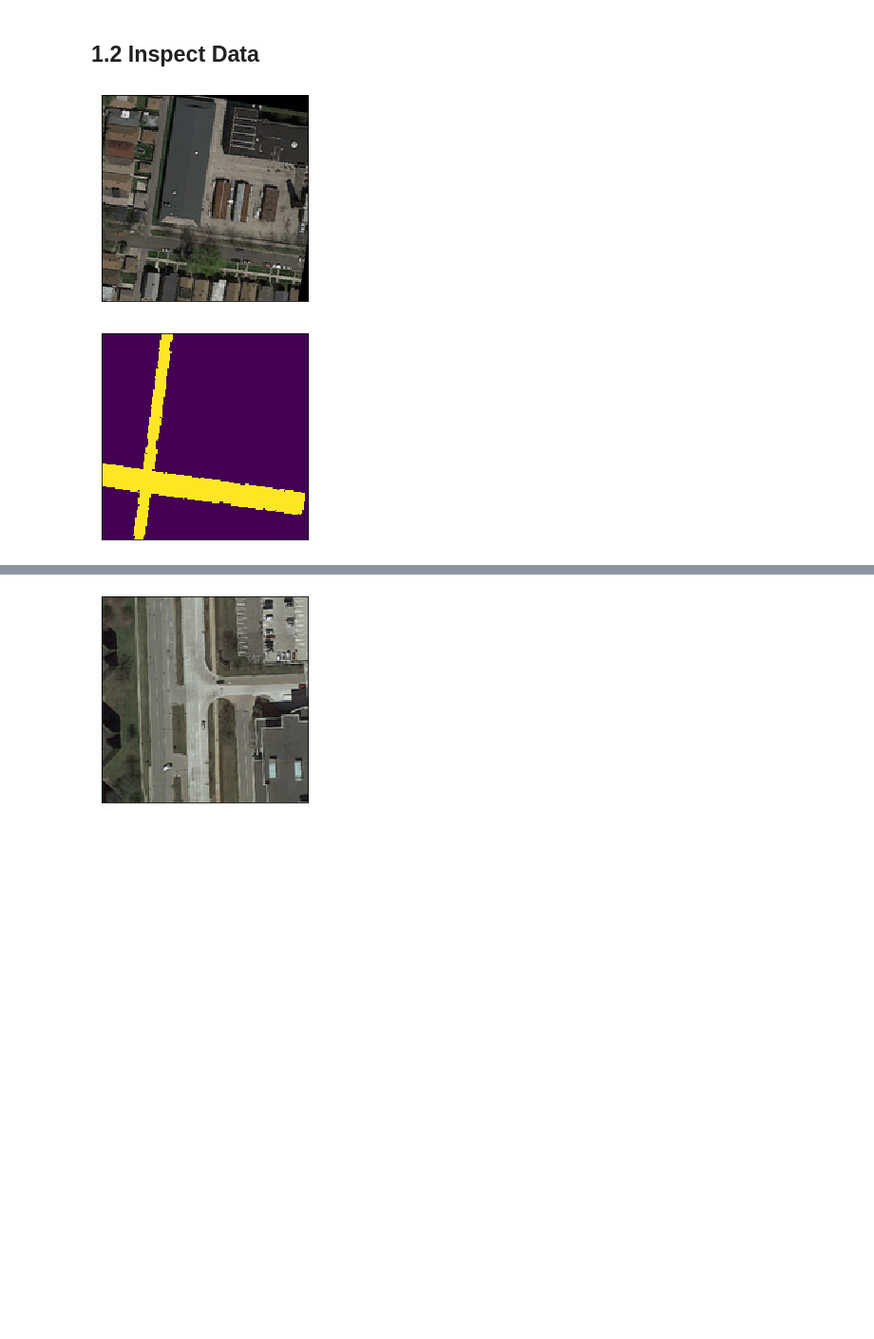
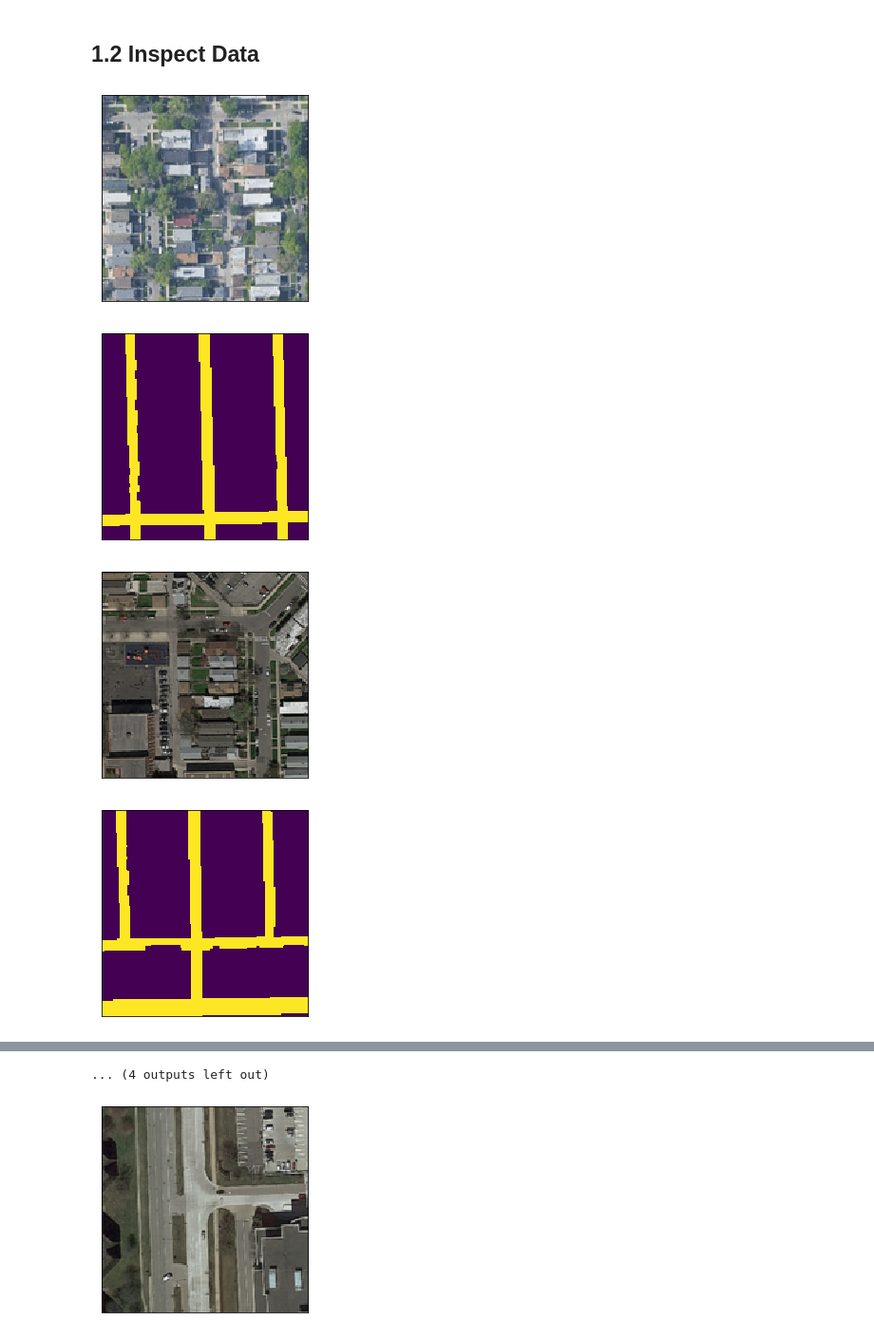
Before and after one commit to ehratjon/cil_2021, a Jupyter notebook: cillers_best_notebook.ipynb, the cells around one changed output, grey strips where cells are left out. Shown at 95% size. Cells and saved outputs as stored; diff of their text form; code cells hidden in the pictures; blank space fills up the shorter version.

```diff
--- a/cillers_best_notebook.ipynb
+++ b/cillers_best_notebook.ipynb
@@ -62,9 +62,12 @@ def show_image(imgs):
         img = F.to_pil_image(img)
         axs[0, i].imshow(np.asarray(img))
         axs[0, i].set(xticklabels=[], yticklabels=[], xticks=[], yticks=[])
-# %%
-show_image(X[0])
-show_image(y[0])
-# %% [output]
-[figure, removed]
-[figure, removed]
+# %%
+for u, v in zip(X, y):
+    show_image(u)
+    show_image(v)
+# %% [output]
+[figure, added]
+[figure, added]
+[figure, added]
+[figure, added]
@@ -71,3 +82,4 @@ show_image(y[0])
+... (4 outputs left out)
 # %%
 show_image(imgs[0][0])
 # %% [output]
```
Also changed, not shown: parts of 7 cells of this notebook, 1 other file.
